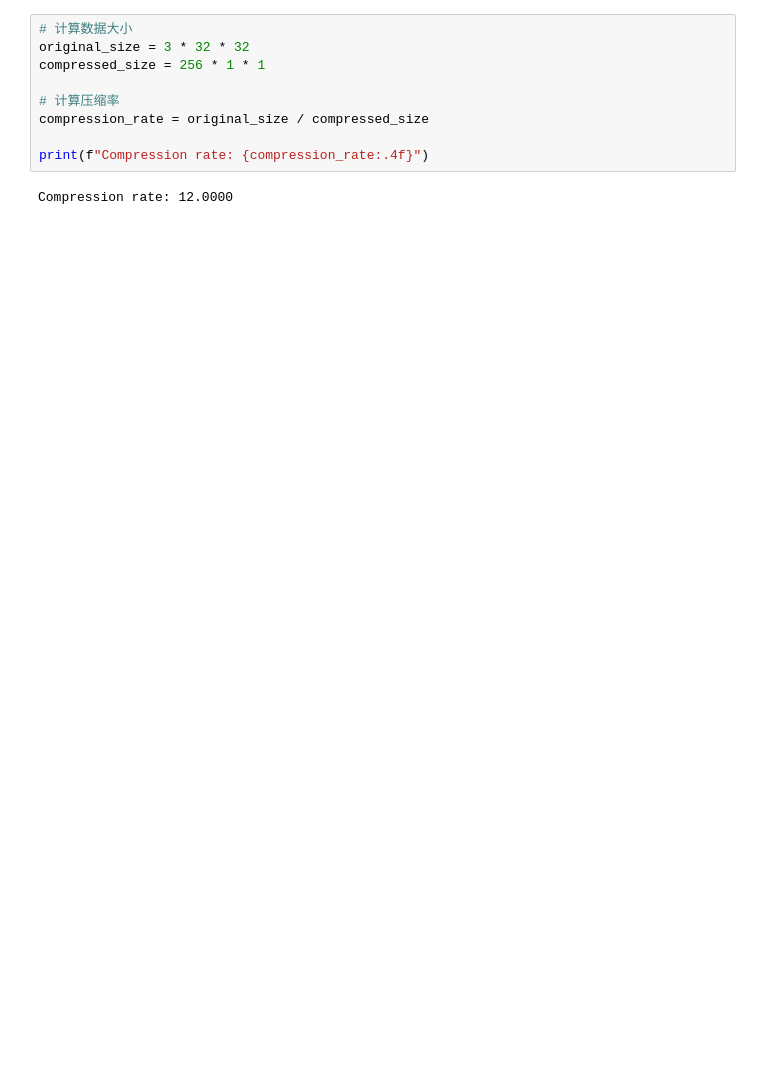
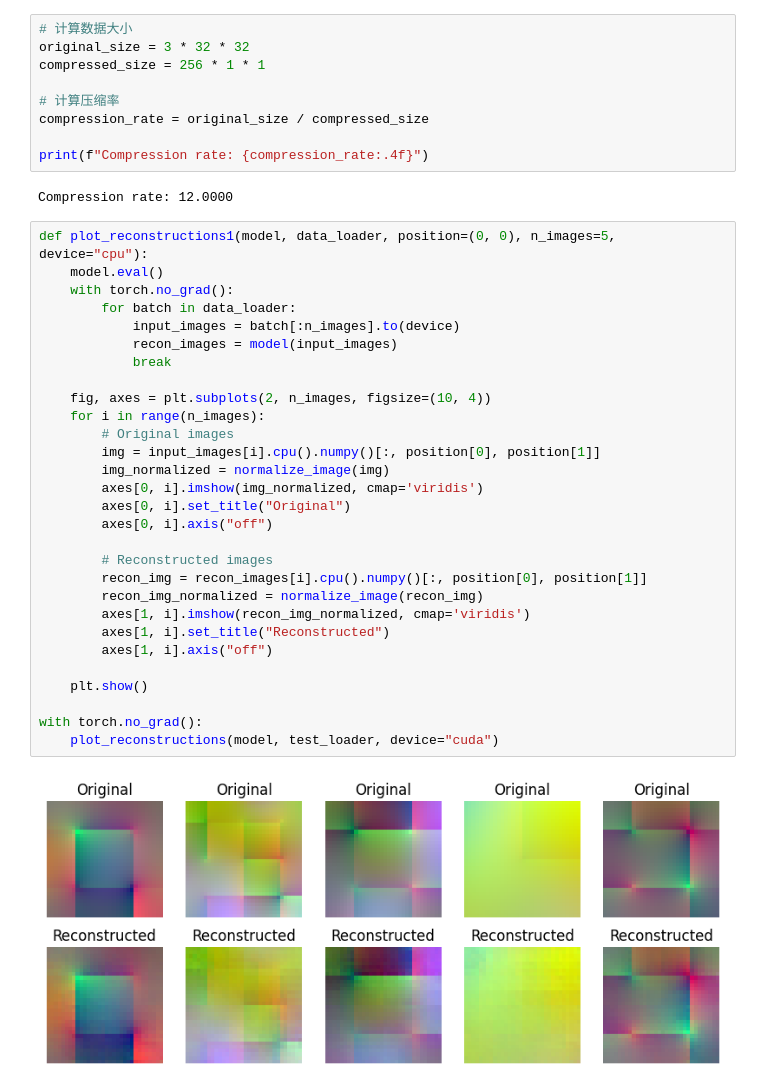
Before and after one commit to DTC320/MagneticField, a Jupyter notebook: Project/TwoD/show.ipynb, the cells around one changed output. Drawn from its saved outputs; the diff is of its cells as text; blank space fills up the shorter version.

```diff
--- a/Project/TwoD/show.ipynb
+++ b/Project/TwoD/show.ipynb
@@ -213,3 +277,34 @@ compression_rate = original_size / compressed_size
 print(f"Compression rate: {compression_rate:.4f}")
 # %% [output]
 Compression rate: 12.0000
+# %%
+def plot_reconstructions1(model, data_loader, position=(0, 0), n_images=5, device="cpu"):
+    model.eval()
+    with torch.no_grad():
+        for batch in data_loader:
+            input_images = batch[:n_images].to(device)
+            recon_images = model(input_images)
+            break
+
+    fig, axes = plt.subplots(2, n_images, figsize=(10, 4))
+    for i in range(n_images):
+        # Original images
+        img = input_images[i].cpu().numpy()[:, position[0], position[1]]
+        img_normalized = normalize_image(img)
+        axes[0, i].imshow(img_normalized, cmap='viridis')
+        axes[0, i].set_title("Original")
+        axes[0, i].axis("off")
+
+        # Reconstructed images
+        recon_img = recon_images[i].cpu().numpy()[:, position[0], position[1]]
+        recon_img_normalized = normalize_image(recon_img)
+        axes[1, i].imshow(recon_img_normalized, cmap='viridis')
+        axes[1, i].set_title("Reconstructed")
+        axes[1, i].axis("off")
+
+    plt.show()
+
+with torch.no_grad():
+    plot_reconstructions(model, test_loader, device="cuda")
+# %% [output]
+[figure, added]
```
Also changed, not shown: parts of 18 cells of this notebook, 2 other files.
